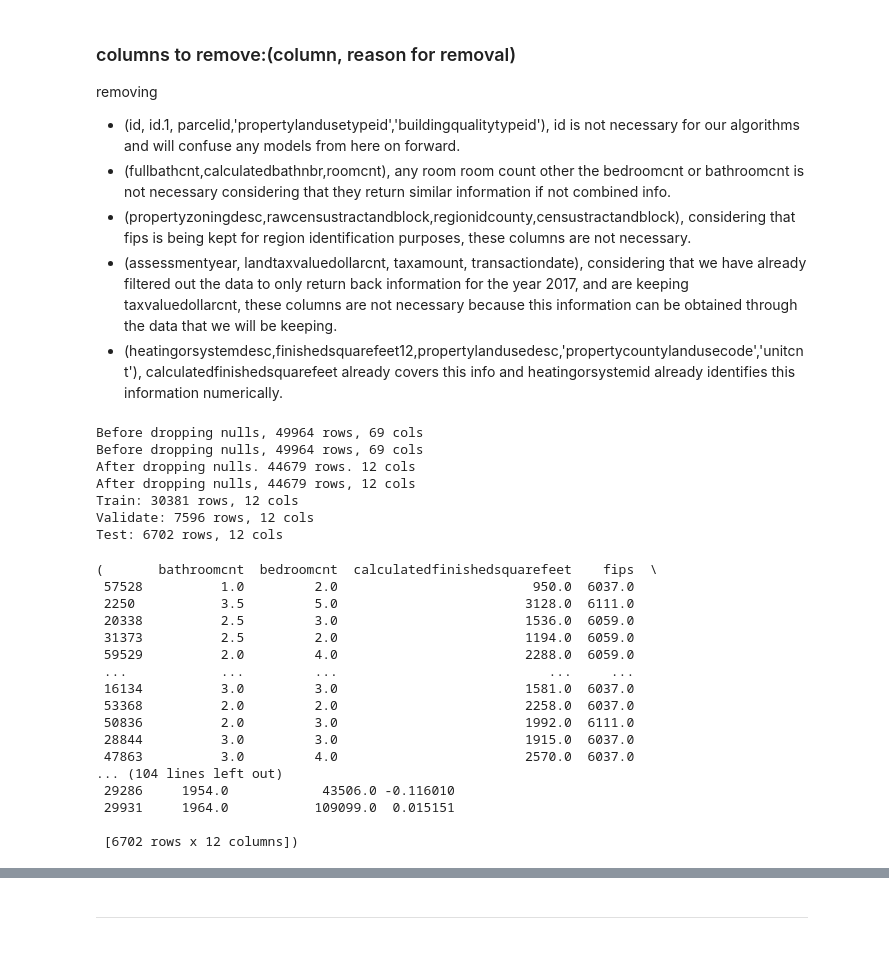
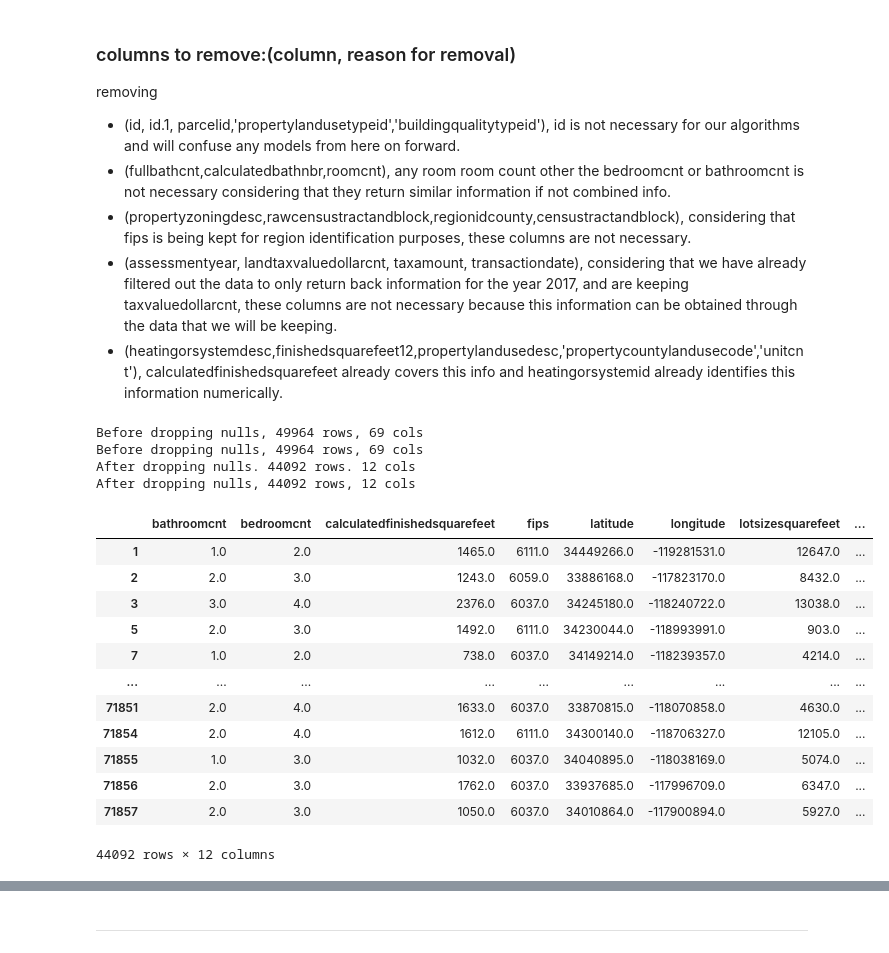
Before and after one commit to EribertoContreras/clustering-exercises, a Jupyter notebook: zillow_project_notebook-Copy1.ipynb, the cells around one changed output, grey strips where cells are left out. Cells and saved outputs as stored; diff of their text form; code cells hidden in the pictures.

```diff
--- a/zillow_project.ipynb
+++ b/zillow_project_notebook-Copy1.ipynb
@@ -114,8 +134,10 @@ wrangle.nulls_by_columns(df).sort_values(by= 'percent', ascending=False)
 # %% [markdown]
 - lets build a function to address the columns with large percentage of missing data.
 # %%
+# range of out liers 1.5 is recomended
 k = 1.5
-cols = ['bathroomcnt', 'bedroomcnt','calculatedfinishedsquarefeet','yearbuilt','lotsizesquarefeet','lotsizesquarefeet']
+#creating a cols value of columns that we want for the outliers to be handled
+cols = ['bathroomcnt', 'bedroomcnt','calculatedfinishedsquarefeet','yearbuilt','lotsizesquarefeet']
 
 def handle_outliers(df, cols, k):
     """this will eliminate most outliers, use a 1.5 k value if unsure because it is the most common, make sure to define cols value as the features
@@ -223,6 +225,8 @@ removing
 - (heatingorsystemdesc,finishedsquarefeet12,propertylandusedesc,'propertycountylandusecode','unitcnt'), calculatedfinishedsquarefeet already covers this info and heatingorsystemid already identifies this information numerically.
 # %%
 def drop_columns(df):
+    """ using this function to drop columns that i wont be using for exploration stage of this project"""
+    # drop function to remove columns
     df = df.drop(columns=['heatingorsystemtypeid','buildingqualitytypeid','id','parcelid','calculatedbathnbr','propertylandusetypeid','fullbathcnt','propertyzoningdesc','rawcensustractandblock','regionidcounty',
     'roomcnt','structuretaxvaluedollarcnt','assessmentyear','landtaxvaluedollarcnt','taxamount','censustractandblock',
     'id.1','transactiondate','heatingorsystemdesc','finishedsquarefeet12','propertylandusedesc','propertycountylandusecode','unitcnt'])
@@ -230,58 +234,56 @@ def drop_columns(df):
 
 
 def split(df):
+    """ using this funciton to split data into train, validate, & test in order to explore, model and test data."""
     train_and_validate, test = train_test_split(df, random_state=13, test_size=.15)
     train, validate = train_test_split(train_and_validate, random_state=13, test_size=.2)
 
     print('Train: %d rows, %d cols' % train.shape)
     print('Validate: %d rows, %d cols' % validate.shape)
     print('Test: %d rows, %d cols' % test.shape)
 
     return train, validate, test
 
 def handle_missing_values(df, prop_required_column, prop_required_row):
-    #this piece of code allows us to handle the missing data and get rid of it, both in the columns and in the rows(so that we can analize better).
+    """this piece of code allows us to handle the missing data and get rid of it, both in the columns and in the rows(so that we can analize better)."""
     print ('Before dropping nulls, %d rows, %d cols' % df.shape)
     n_required_column = round(df.shape[0] * prop_required_column)
     n_required_row = round(df.shape[1] * prop_required_row)
+    # drops based on percentage missing in row
     df = df.dropna(axis=0, thresh=n_required_row)
+    #drops na based on percentage missing in collumn
     df = df.dropna(axis=1, thresh=n_required_column)
+    #drops na values in colums
     df = drop_columns(df)
+    #dropping.
+    df = df.dropna()
     print('After dropping nulls. %d rows. %d cols' % df.shape)
     return df
 
 def get_exploration_data(df):
     #drops rows and columns with more than %50 data missing
     print('Before dropping nulls, %d rows, %d cols' % df.shape)
+    # calls on function from above and we give it a no .5 value to drop na with over %50 data missing
     df = handle_missing_values(df, prop_required_column=.5, prop_required_row=.5)
     print('After dropping nulls, %d rows, %d cols' % df.shape)
-
-    train, validate, test = split(df)
-
-    return train, validate, test
+    return df
+#calling the function
 get_exploration_data(df)
 # %% [output]
 Before dropping nulls, 49964 rows, 69 cols
 Before dropping nulls, 49964 rows, 69 cols
-After dropping nulls. 44679 rows. 12 cols
-After dropping nulls, 44679 rows, 12 cols
-Train: 30381 rows, 12 cols
-Validate: 7596 rows, 12 cols
-Test: 6702 rows, 12 cols
+After dropping nulls. 44092 rows. 12 cols
+After dropping nulls, 44092 rows, 12 cols
+|  | bathroomcnt | bedroomcnt | calculatedfinishedsquarefeet | fips | latitude | longitude | lotsizesquarefeet | ... |
+| 1 | 1.0 | 2.0 | 1465.0 | 6111.0 | 34449266.0 | -119281531.0 | 12647.0 | ... |
+| 2 | 2.0 | 3.0 | 1243.0 | 6059.0 | 33886168.0 | -117823170.0 | 8432.0 | ... |
+| 3 | 3.0 | 4.0 | 2376.0 | 6037.0 | 34245180.0 | -118240722.0 | 13038.0 | ... |
+| 5 | 2.0 | 3.0 | 1492.0 | 6111.0 | 34230044.0 | -118993991.0 | 903.0 | ... |
+| 7 | 1.0 | 2.0 | 738.0 | 6037.0 | 34149214.0 | -118239357.0 | 4214.0 | ... |
+| ... | ... | ... | ... | ... | ... | ... | ... | ... |
+| 71851 | 2.0 | 4.0 | 1633.0 | 6037.0 | 33870815.0 | -118070858.0 | 4630.0 | ... |
+| 71854 | 2.0 | 4.0 | 1612.0 | 6111.0 | 34300140.0 | -118706327.0 | 12105.0 | ... |
+| 71855 | 1.0 | 3.0 | 1032.0 | 6037.0 | 34040895.0 | -118038169.0 | 5074.0 | ... |
+| 71856 | 2.0 | 3.0 | 1762.0 | 6037.0 | 33937685.0 | -117996709.0 | 6347.0 | ... |
+| 71857 | 2.0 | 3.0 | 1050.0 | 6037.0 | 34010864.0 | -117900894.0 | 5927.0 | ... |
-(       bathroomcnt  bedroomcnt  calculatedfinishedsquarefeet    fips  \
- 57528          1.0         2.0                         950.0  6037.0
- 2250           3.5         5.0                        3128.0  6111.0
- 20338          2.5         3.0                        1536.0  6059.0
- 31373          2.5         2.0                        1194.0  6059.0
- 59529          2.0         4.0                        2288.0  6059.0
- ...            ...         ...                           ...     ...
- 16134          3.0         3.0                        1581.0  6037.0
- 53368          2.0         2.0                        2258.0  6037.0
- 50836          2.0         3.0                        1992.0  6111.0
- 28844          3.0         3.0                        1915.0  6037.0
- 47863          3.0         4.0                        2570.0  6037.0
-... (104 lines left out)
- 29286     1954.0            43506.0 -0.116010
- 29931     1964.0           109099.0  0.015151
-
- [6702 rows x 12 columns])
+44092 rows × 12 columns
```
Also changed, not shown: parts of 90 cells of this notebook, 5 other files.
